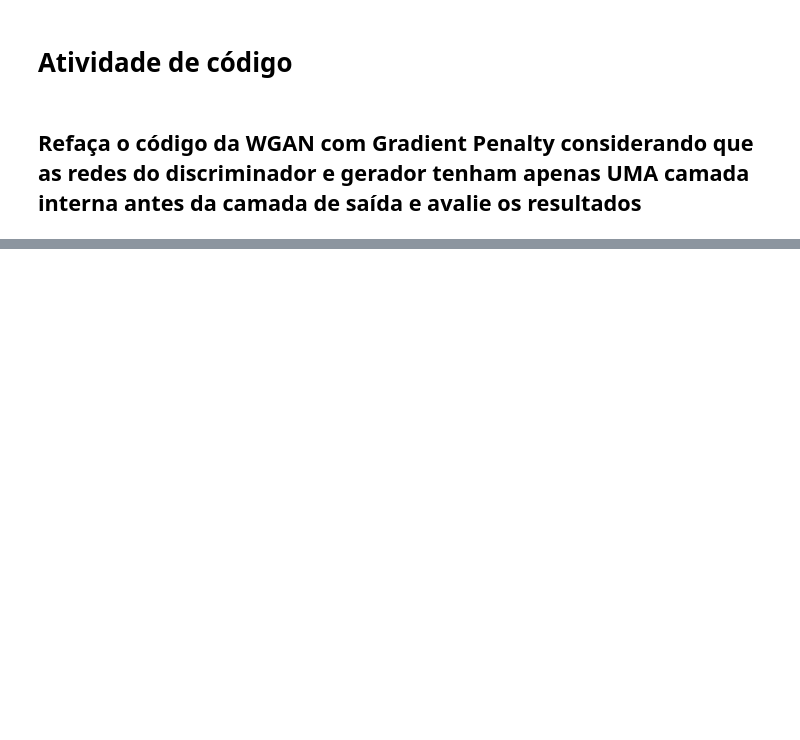
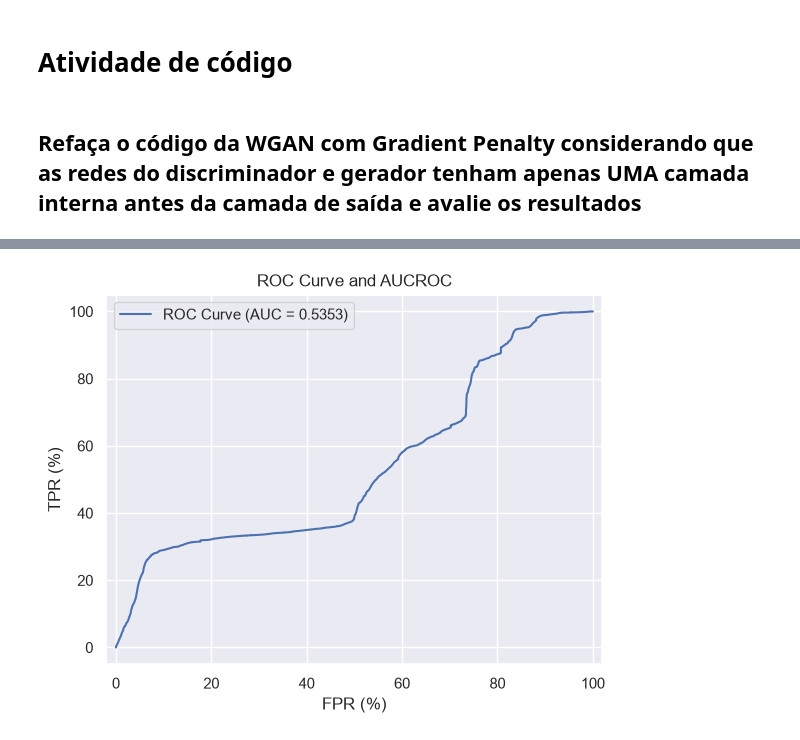
Before and after one commit to marquesgbr/intrusion_detection_studies, a Jupyter notebook: AP5 - GANs.ipynb, the cells around one changed output, grey strips where cells are left out. Saved outputs shown, nothing was run; the diff lists cells and outputs as text; code cells hidden in the pictures; blank space fills up the shorter version.

```diff
--- a/AP5 - GANs.ipynb
+++ b/AP5 - GANs.ipynb
@@ -965,0 +1066,9 @@ new_wgangp.fit(X=torch.tensor(norm_X_train, dtype=torch.float), batch_size=BATCH
+# %%
+val_scores_new_wgangp = new_wgangp.critic(torch.tensor(norm_X_val, dtype=torch.float).to(new_wgangp.device))
+val_scores_new_wgangp = val_scores_new_wgangp.cpu().detach().numpy()
+
+anomaly_score_new_wgangp = -val_scores_new_wgangp
+# %%
+plot_roc_curve(y_val, anomaly_score_new_wgangp)
+# %% [output]
+[figure, added]
```
Also changed, not shown: parts of 38 cells of this notebook, 5 other files.
